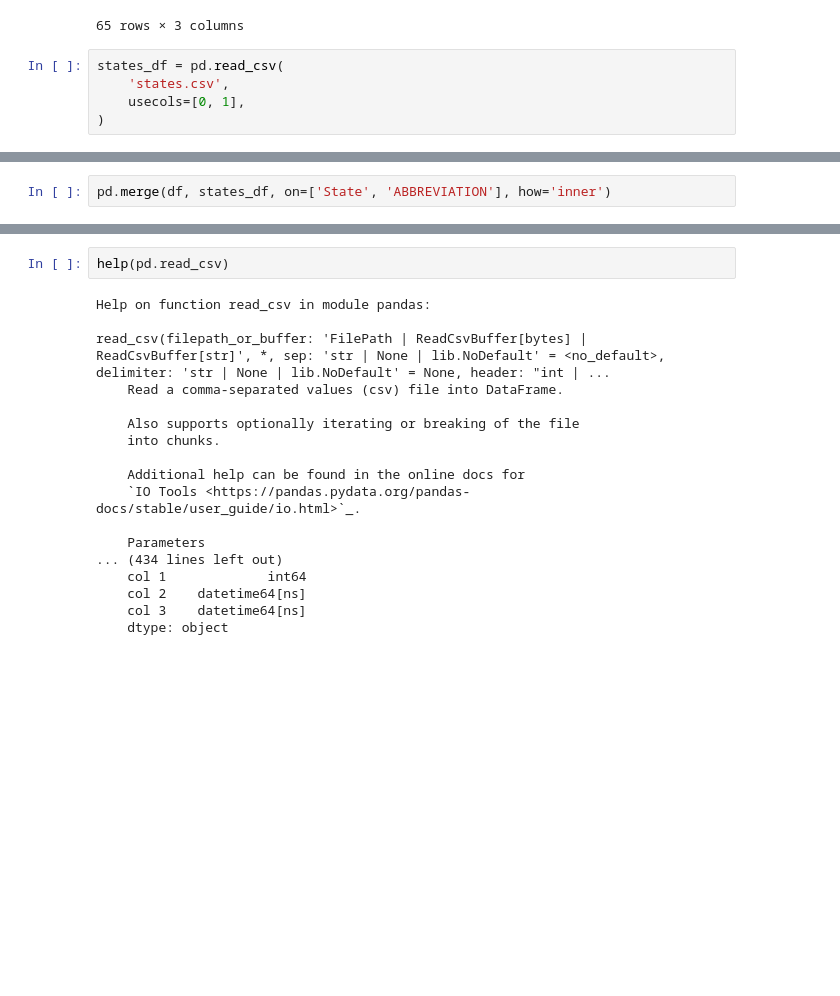
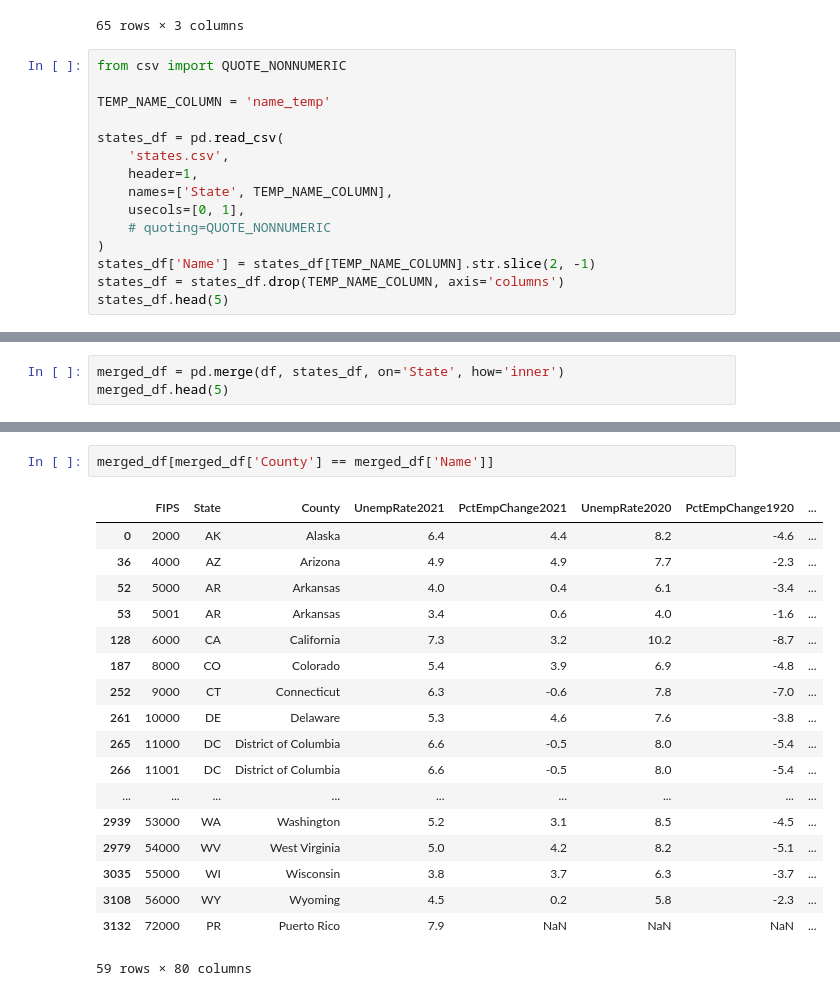
Before and after one commit to jocassid/Talk-openpyxl, a Jupyter notebook: Untitled.ipynb, the cells around one changed output, grey strips where cells are left out. Cells and saved outputs as stored; diff of their text form; blank space fills up the shorter version.

```diff
--- a/Untitled.ipynb
+++ b/Untitled.ipynb
@@ -105,7 +105,17 @@ pd.read_csv('states.csv')
 | 64 | AP | "Armed Forces Pacific" | "military" |
 65 rows × 3 columns
 # %%
+from csv import QUOTE_NONNUMERIC
+
+TEMP_NAME_COLUMN = 'name_temp'
+
 states_df = pd.read_csv(
     'states.csv',
+    header=1,
+    names=['State', TEMP_NAME_COLUMN],
     usecols=[0, 1],
+    # quoting=QUOTE_NONNUMERIC
 )
+states_df['Name'] = states_df[TEMP_NAME_COLUMN].str.slice(2, -1)
+states_df = states_df.drop(TEMP_NAME_COLUMN, axis='columns')
+states_df.head(5)
@@ -112,3 +129,4 @@ states_df = pd.read_csv(
 # %%
-pd.merge(df, states_df, on=['State', 'ABBREVIATION'], how='inner')
+merged_df = pd.merge(df, states_df, on='State', how='inner')
+merged_df.head(5)
 # %% [output]
@@ -116,20 +140,21 @@ KeyError: 'State'
 # %%
-help(pd.read_csv)
+merged_df[merged_df['County'] == merged_df['Name']]
 # %% [output]
+|  | FIPS | State | County | UnempRate2021 | PctEmpChange2021 | UnempRate2020 | PctEmpChange1920 | ... |
+| 0 | 2000 | AK | Alaska | 6.4 | 4.4 | 8.2 | -4.6 | ... |
+| 36 | 4000 | AZ | Arizona | 4.9 | 4.9 | 7.7 | -2.3 | ... |
+| 52 | 5000 | AR | Arkansas | 4.0 | 0.4 | 6.1 | -3.4 | ... |
+| 53 | 5001 | AR | Arkansas | 3.4 | 0.6 | 4.0 | -1.6 | ... |
+| 128 | 6000 | CA | California | 7.3 | 3.2 | 10.2 | -8.7 | ... |
+| 187 | 8000 | CO | Colorado | 5.4 | 3.9 | 6.9 | -4.8 | ... |
+| 252 | 9000 | CT | Connecticut | 6.3 | -0.6 | 7.8 | -7.0 | ... |
+| 261 | 10000 | DE | Delaware | 5.3 | 4.6 | 7.6 | -3.8 | ... |
+| 265 | 11000 | DC | District of Columbia | 6.6 | -0.5 | 8.0 | -5.4 | ... |
+| 266 | 11001 | DC | District of Columbia | 6.6 | -0.5 | 8.0 | -5.4 | ... |
+| ... | ... | ... | ... | ... | ... | ... | ... | ... |
+| 2939 | 53000 | WA | Washington | 5.2 | 3.1 | 8.5 | -4.5 | ... |
+| 2979 | 54000 | WV | West Virginia | 5.0 | 4.2 | 8.2 | -5.1 | ... |
+| 3035 | 55000 | WI | Wisconsin | 3.8 | 3.7 | 6.3 | -3.7 | ... |
+| 3108 | 56000 | WY | Wyoming | 4.5 | 0.2 | 5.8 | -2.3 | ... |
+| 3132 | 72000 | PR | Puerto Rico | 7.9 | NaN | NaN | NaN | ... |
-Help on function read_csv in module pandas:
-
-read_csv(filepath_or_buffer: 'FilePath | ReadCsvBuffer[bytes] | ReadCsvBuffer[str]', *, sep: 'str | None | lib.NoDefault' = <no_default>, delimiter: 'str | None | lib.NoDefault' = None, header: "int | ...
-    Read a comma-separated values (csv) file into DataFrame.
-
-    Also supports optionally iterating or breaking of the file
-    into chunks.
-
-    Additional help can be found in the online docs for
-    `IO Tools <https://pandas.pydata.org/pandas-docs/stable/user_guide/io.html>`_.
-
-    Parameters
-... (434 lines left out)
-    col 1             int64
-    col 2    datetime64[ns]
-    col 3    datetime64[ns]
-    dtype: object
+59 rows × 80 columns
```
Also changed, not shown: parts of 2 cells of this notebook, 2 other files.
